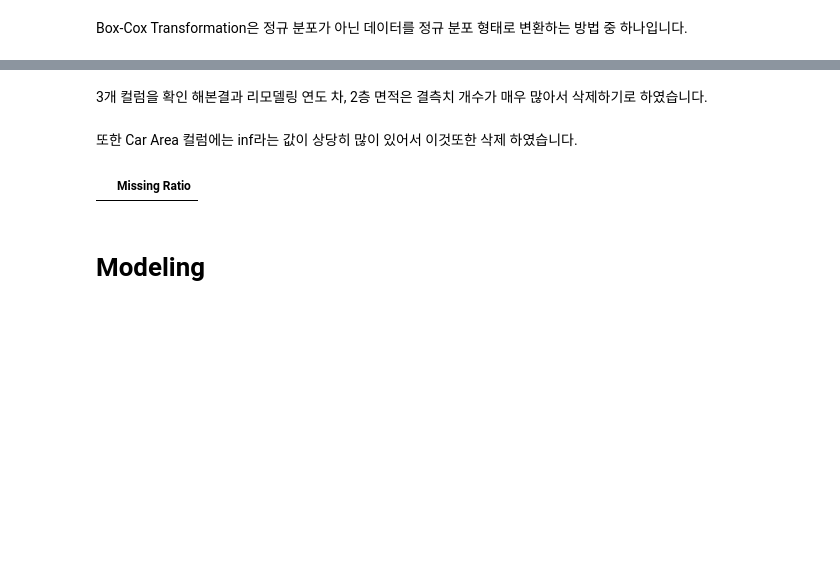
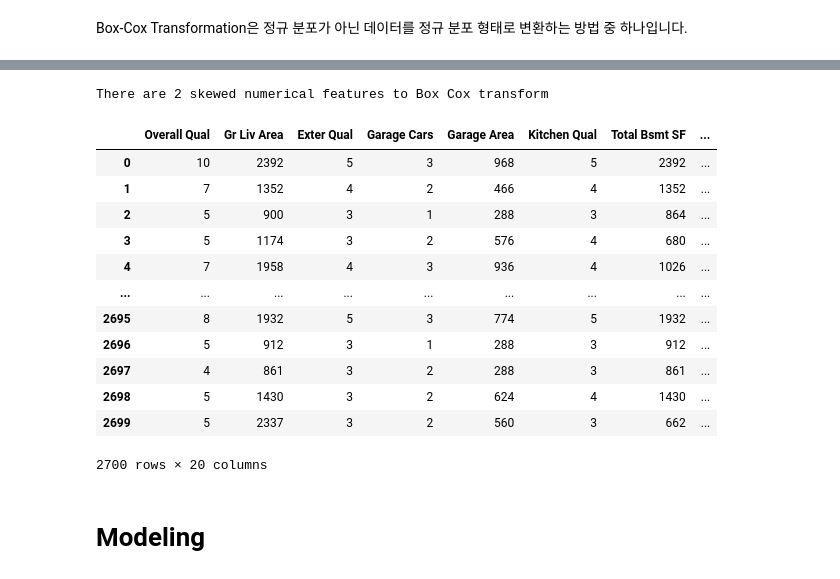
Before and after one commit to hwlim2010/INHA_ML_STUDY, a Jupyter notebook: Dacon/Dacon - house price.ipynb, the cells around one changed output, grey strips where cells are left out. Cells and saved outputs as stored; diff of their text form; code cells hidden in the pictures; blank space fills up the shorter version.

```diff
--- a/Dacon/Dacon - house price.ipynb
+++ b/Dacon/Dacon - house price.ipynb
@@ -246,12 +224,3 @@ Skew in numerical features:
 ## Box Cox Transformation of (highly) skewed features
 # %% [markdown]
 Box-Cox Transformation은 정규 분포가 아닌 데이터를 정규 분포 형태로 변환하는 방법 중 하나입니다.
-# %%
-skewness = skewness[abs(skewness) > 0.75]
-print("There are {} skewed numerical features to Box Cox transform".format(skewness.shape[0]))
-
-from scipy.special import boxcox1p
-skewed_features = skewness.index
-lam = 0.15
-for feat in skewed_features:
-    all_data[feat] = boxcox1p(all_data[feat], lam)
@@ -264,6 +226,0 @@ There are 20 skewed numerical features to Box Cox transform
-# %%
-all_data = pd.get_dummies(all_data)
-print(all_data.shape)
-
-train_df = all_data[:ntrain]
-test_df = all_data[ntrain:]
@@ -307,16 +226,0 @@ missing_data.head(20)
-# %%
-all_data.drop(['Year Gap Remod'], axis=1, inplace=True)
-all_data.drop(['2nd flr SF'], axis=1, inplace=True)
-all_data.drop(['Car Area'], axis=1, inplace=True)
-# %% [markdown]
-3개 컬럼을 확인 해본결과 리모델링 연도 차, 2층 면적은 결측치 개수가 매우 많아서 삭제하기로 하였습니다.
-# %% [markdown]
-또한 Car Area 컬럼에는 inf라는 값이 상당히 많이 있어서 이것또한 삭제 하였습니다.
-# %%
-all_data_na = (all_data.isnull().sum() / len(all_data)) * 100
-all_data_na = all_data_na.drop(all_data_na[all_data_na == 0].index).sort_values(ascending=False)[:30]
-
-missing_data = pd.DataFrame({"Missing Ratio" : all_data_na})
-missing_data.head(20)
-# %% [output]
-|  | Missing Ratio |
@@ -326,2 +227,29 @@ test_df = all_data[ntrain:]
+# %%
+skewness = skewness.loc[['Car Area','Year Gap Remod']]
+print("There are {} skewed numerical features to Box Cox transform".format(skewness.shape[0]))
+
+from scipy.special import boxcox1p
+skewed_features = skewness.index
+lam = 0.15
+for feat in skewed_features:
+    all_data[feat] = boxcox1p(all_data[feat], lam)
+# %% [output]
+There are 2 skewed numerical features to Box Cox transform
+# %%
+all_data
+# %% [output]
+|  | Overall Qual | Gr Liv Area | Exter Qual | Garage Cars | Garage Area | Kitchen Qual | Total Bsmt SF | ... |
+| 0 | 10 | 2392 | 5 | 3 | 968 | 5 | 2392 | ... |
+| 1 | 7 | 1352 | 4 | 2 | 466 | 4 | 1352 | ... |
+| 2 | 5 | 900 | 3 | 1 | 288 | 3 | 864 | ... |
+| 3 | 5 | 1174 | 3 | 2 | 576 | 4 | 680 | ... |
+| 4 | 7 | 1958 | 4 | 3 | 936 | 4 | 1026 | ... |
+| ... | ... | ... | ... | ... | ... | ... | ... | ... |
+| 2695 | 8 | 1932 | 5 | 3 | 774 | 5 | 1932 | ... |
+| 2696 | 5 | 912 | 3 | 1 | 288 | 3 | 912 | ... |
+| 2697 | 4 | 861 | 3 | 2 | 288 | 3 | 861 | ... |
+| 2698 | 5 | 1430 | 3 | 2 | 624 | 4 | 1430 | ... |
+| 2699 | 5 | 2337 | 3 | 2 | 560 | 3 | 662 | ... |
+2700 rows × 20 columns
 # %% [markdown]
 # Modeling
```
Also changed, not shown: parts of 44 cells of this notebook.
